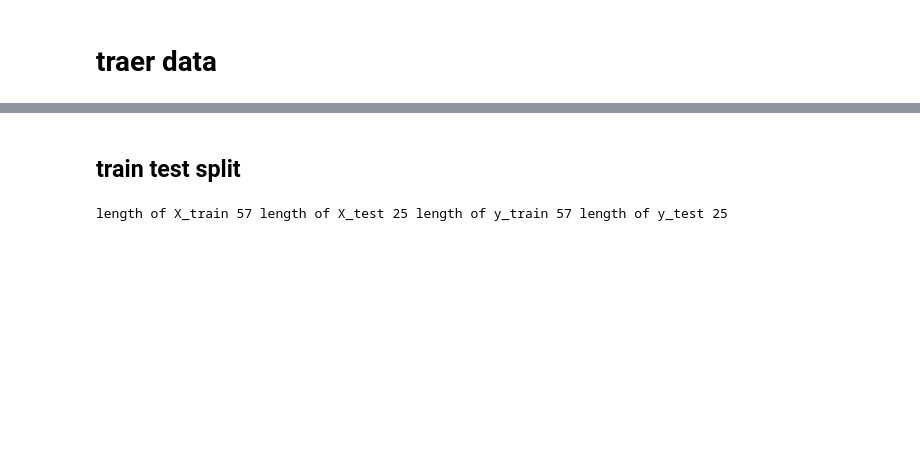
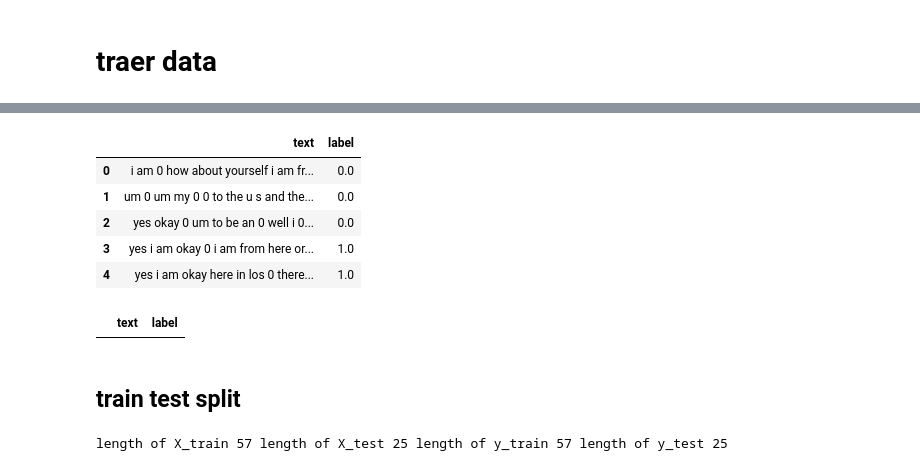
Before and after one commit to JoacoSoulez/Smart-Detector-of-Depressive-Disorder, a Jupyter notebook: notebooks/neural networks/rnn_word2vec_all_data.ipynb, the cells around one changed output, grey strips where cells are left out. Drawn from its saved outputs; the diff is of its cells as text; code cells hidden in the pictures; blank space fills up the shorter version.

```diff
--- a/notebooks/neural networks/rnn_word2vec_transcriptions.ipynb
+++ b/notebooks/neural networks/rnn_word2vec_all_data.ipynb
@@ -41,3 +68,16 @@ data_sample = pd.concat([data[(data.PHQ8_Binary == 0)].sample(n = 40) , data[(da
+# %%
+transcriptions_uncored.head()
+# %% [output]
+|  | text | label |
+| 0 | i am 0 how about yourself i am fr... | 0.0 |
+| 1 | um 0 um my 0 0 to the u s and the... | 0.0 |
+| 2 | yes okay 0 um to be an 0 well i 0... | 0.0 |
+| 3 | yes i am okay 0 i am from here or... | 1.0 |
+| 4 | yes i am okay here in los 0 there... | 1.0 |
+# %%
+transcriptions.merge(twitter_reddit)
+# %% [output]
+|  | text | label |
 # %% [markdown]
 ## train test split
 # %%
```
Also changed, not shown: parts of 11 cells of this notebook, 1 other file.
